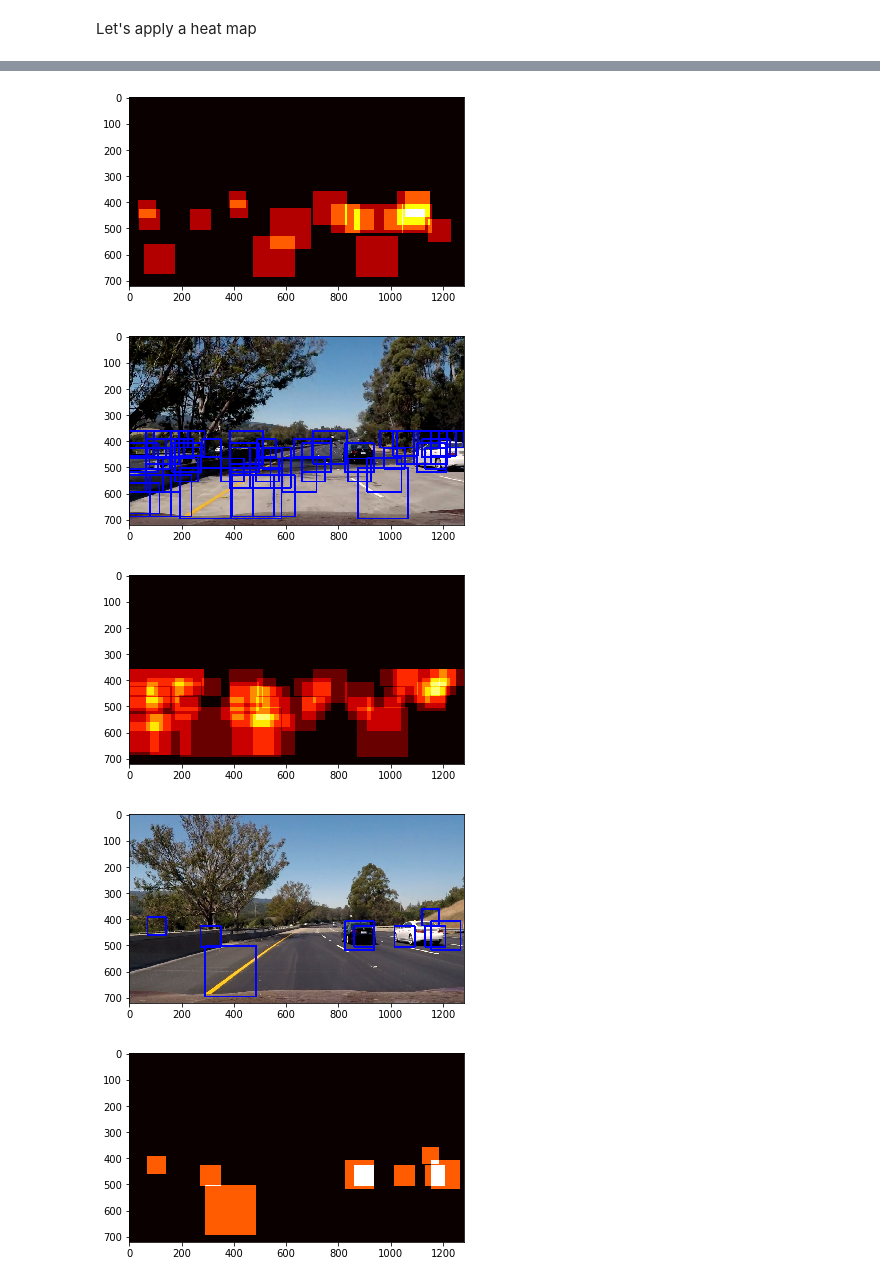
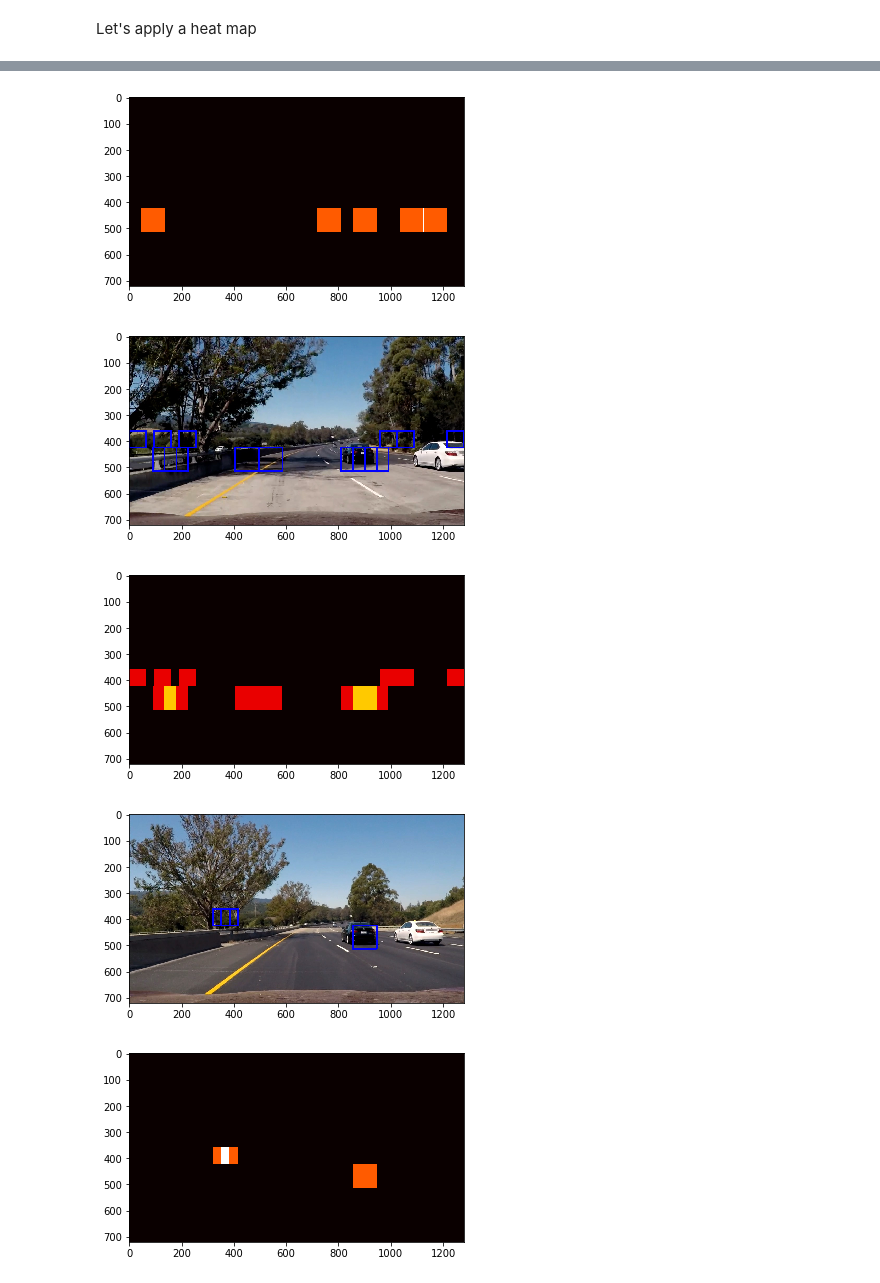
Before and after one commit to dmsehuang/CarND-Vehicle-Detection, a Jupyter notebook: Vehicle_tracking.ipynb, the cells around one changed output, grey strips where cells are left out. Saved outputs shown, nothing was run; the diff lists cells and outputs as text; code cells hidden in the pictures.

```diff
--- a/Vehicle_tracking.ipynb
+++ b/Vehicle_tracking.ipynb
@@ -247,3 +247,13 @@ acc = clf.score(X_test, y_test)
 print(acc)
 # %% [output]
 0.925957207207
+# %%
+from sklearn import svm
+from sklearn.model_selection import GridSearchCV
+
+parameters = {'kernel':('linear', 'rbf'), 'C':(1, 10)}
+svc = svm.SVC()
+clf = GridSearchCV(svc, parameters)
+clf.fit(X_train, y_train)
+acc = clf.score(X_test, y_test)
+print(acc)
@@ -448,8 +464,8 @@ files = glob.glob('./test_images/test*.jpg')
 for file in files:
     img = mpimg.imread(file)
 
-    bboxes = multi_slid_win(img, y_start_stop=[np.int(img.shape[0]/2), img.shape[0]], win_small=64, win_big=128, inc=32)
-    #bboxes = perspective_slid_win(img, y_start_stop=[np.int(img.shape[0]/2), img.shape[0]], xy_window=(64, 64), xy_overlap=(0.5, 0), ratio=1/150.)
+    #bboxes = multi_slid_win(img, y_start_stop=[np.int(img.shape[0]/2), img.shape[0]], win_small=64, win_big=128, inc=32)
+    bboxes = perspective_slid_win(img, y_start_stop=[np.int(img.shape[0]/2), img.shape[0]], xy_window=(64, 64), xy_overlap=(0.5, 0), ratio=1/150.)
     #bboxes = slid_win(img, y_start_stop=[np.int(img.shape[0]/2), img.shape[0]], xy_window=(128, 128))
     pos_wins = search_windows(img, bboxes, clf, X_scaler)
     out = draw_boxes(img, pos_wins)
@@ -471,5 +487,5 @@ for file in files:
-[figure, old version]
+[figure, new version]
-[figure, old version]
+[figure, new version]
-[figure, old version]
+[figure, new version]
-[figure, old version]
+[figure, new version]
-[figure, old version]
+[figure, new version]
```
Also changed, not shown: parts of 4 cells of this notebook.
